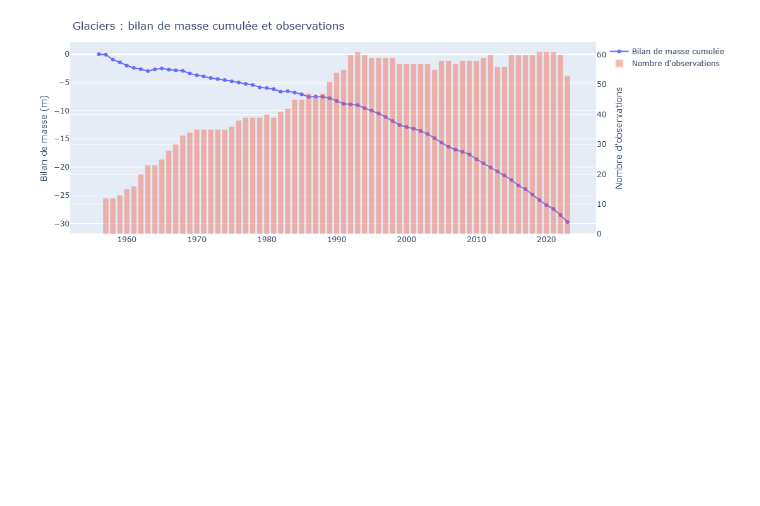
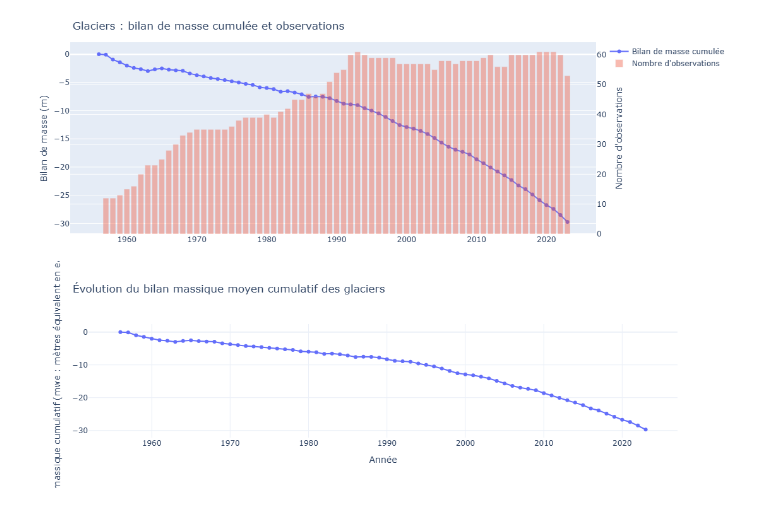
Before and after one commit to Juliendnte/OceanState_Analysis, a Jupyter notebook: oceanstate_analysis/notebooks/exploratory/glaciermelting.ipynb, the cells around one changed output. Drawn from its saved outputs; the diff is of its cells as text; code cells hidden in the pictures; blank space fills up the shorter version.

Commit message:
feat : glacier melting

```diff
--- a/oceanstate_analysis/notebooks/exploratory/glaciermelting.ipynb
+++ b/oceanstate_analysis/notebooks/exploratory/glaciermelting.ipynb
@@ -82,3 +82,23 @@ fig.update_layout(
 fig.show()
 # %% [output]
 [figure]
+# %%
+import plotly.express as px
+
+fig = px.line(
+    df,
+    x="Year",
+    y="Mean cumulative mass balance",
+    markers=True,
+    title="Évolution du bilan massique moyen cumulatif des glaciers"
+)
+
+fig.update_layout(
+    xaxis_title="Année",
+    yaxis_title="Bilan massique cumulatif (mwe : mètres équivalent en eau)",
+    template="plotly_white"
+)
+
+fig.show()
+# %% [output]
+[figure, added]
```
Also changed, not shown: parts of 2 cells of this notebook.
